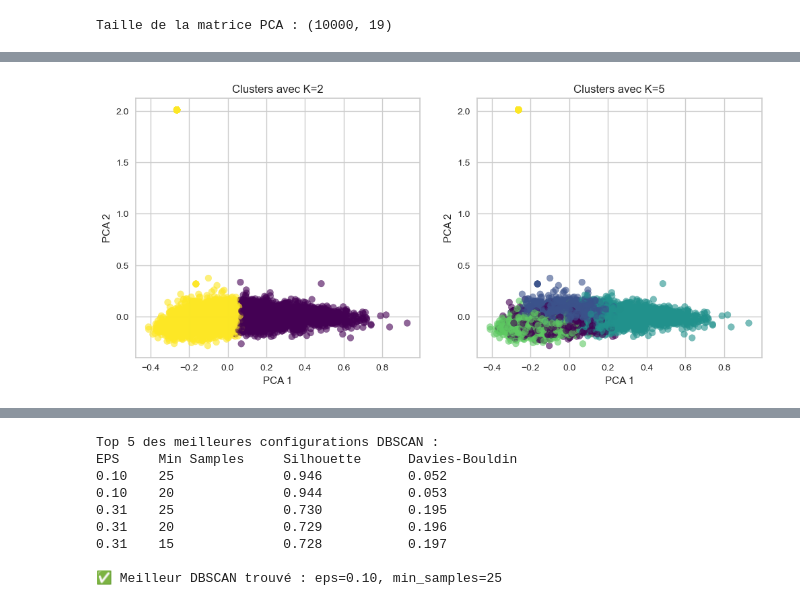
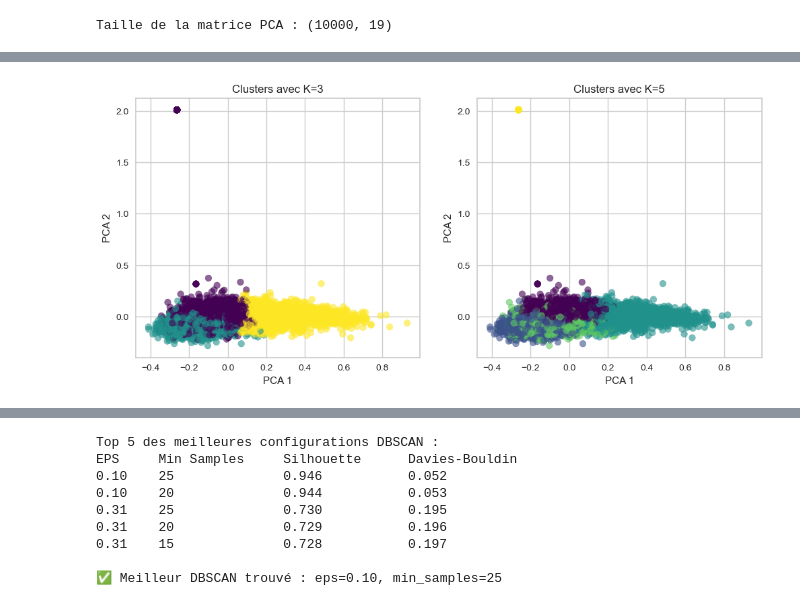
Before and after one commit to Elias-djebbour/M2-TextMining, a Jupyter notebook: Clustering.ipynb, the cells around one changed output, grey strips where cells are left out. Cells and saved outputs as stored; diff of their text form; code cells hidden in the pictures.

```diff
--- a/Clustering.ipynb
+++ b/Clustering.ipynb
@@ -73,14 +85,14 @@ from sklearn.cluster import KMeans
 # Appliquer K-Means pour plusieurs valeurs de k
 distortions = []
 
-for k in range(1, 100):
+for k in range(1, 10):
     kmeans = KMeans(n_clusters=k, random_state=42)
     kmeans.fit(X_pca)
     distortions.append(kmeans.inertia_)  # Inertie = somme des distances au centre
 
 # Tracer la courbe d'inertie
 plt.figure(figsize=(8, 5))
-plt.plot(range(1, 100), distortions, marker='o', linestyle='--', color='b')
+plt.plot(range(1, 10), distortions, marker='o', linestyle='--', color='b')
 plt.xlabel('Nombre de Clusters')
 plt.ylabel('Inertie (Distorsion)')
 plt.title("Méthode du Coude pour choisir K")
@@ -114,7 +126,7 @@ Nombre optimal de clusters : 3
 from yellowbrick.cluster import KElbowVisualizer
 
 model = KMeans(random_state=42)
-visualizer = KElbowVisualizer(model, k=(2, 20), metric='silhouette', timings=False)
+visualizer = KElbowVisualizer(model, k=(2, 10), metric='silhouette', timings=False)
 
 visualizer.fit(X_pca)
 visualizer.show()
@@ -137,36 +149,36 @@ Optimal K selon Davies-Bouldin: 3
 # %%
 from sklearn.decomposition import PCA
 
 # Réduire à 2 dimensions avec PCA
 pca_2d = PCA(n_components=2)
 X_2d = pca_2d.fit_transform(X_pca)
 
 # Appliquer K-Means avec K=2 et K=5 pour comparer
-kmeans_2 = KMeans(n_clusters=2, random_state=42)
-labels_2 = kmeans_2.fit_predict(X_pca)
+kmeans_3 = KMeans(n_clusters=3, random_state=42)
+labels_3 = kmeans_3.fit_predict(X_pca)
 
 kmeans_5 = KMeans(n_clusters=5, random_state=42)
 labels_5 = kmeans_5.fit_predict(X_pca)
 
 # Tracer les clusters pour k=2
 plt.figure(figsize=(12, 5))
 
 plt.subplot(1, 2, 1)
-plt.scatter(X_2d[:, 0], X_2d[:, 1], c=labels_2, cmap='viridis', alpha=0.6)
-plt.title("Clusters avec K=2")
+plt.scatter(X_2d[:, 0], X_2d[:, 1], c=labels_3, cmap='viridis', alpha=0.6)
+plt.title("Clusters avec K=3")
 plt.xlabel("PCA 1")
 plt.ylabel("PCA 2")
 
 # Tracer les clusters pour k=5
 plt.subplot(1, 2, 2)
 plt.scatter(X_2d[:, 0], X_2d[:, 1], c=labels_5, cmap='viridis', alpha=0.6)
 plt.title("Clusters avec K=5")
 plt.xlabel("PCA 1")
 plt.ylabel("PCA 2")
 
 plt.show()
 # %% [output]
-[figure, old version]
+[figure, new version]
 # %%
 import numpy as np
 import matplotlib.pyplot as plt
```
Also changed, not shown: parts of 8 cells of this notebook.
